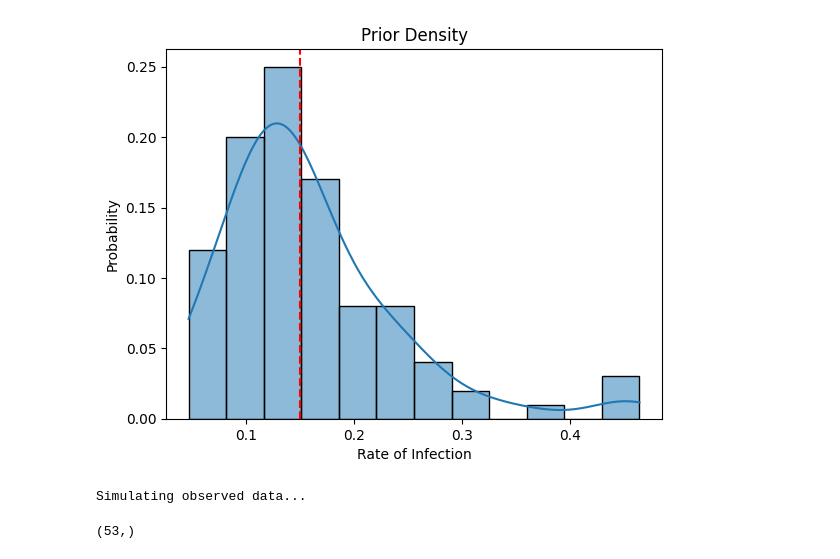
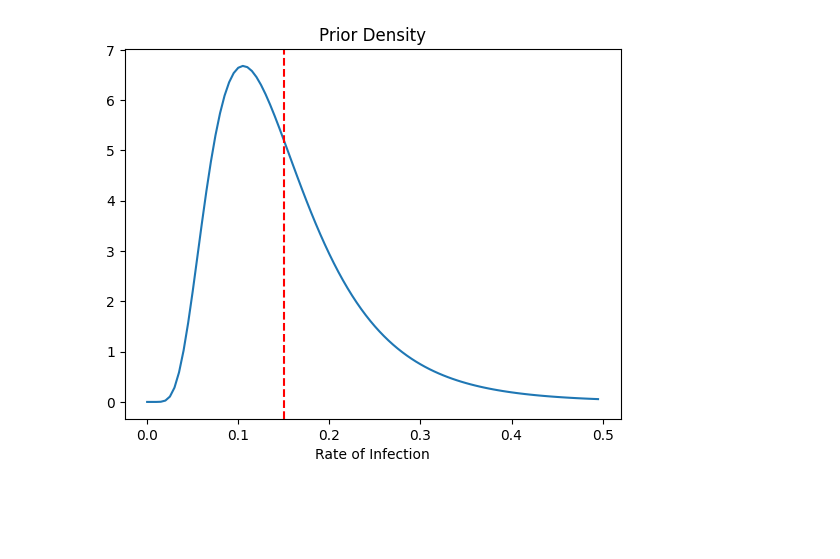
Before and after one commit to epibayes/np-epid, a Jupyter notebook: notebooks/sis_simulation.ipynb, the cells around one changed output. Drawn from its saved outputs; the diff is of its cells as text; code cells hidden in the pictures; blank space fills up the shorter version.

```diff
--- a/notebooks/sis_simulation.ipynb
+++ b/notebooks/sis_simulation.ipynb
@@ -11,26 +13,13 @@ beta_true = 0.15
 # %%
 # visualize prior
 mu = -2
 sigma = 0.5
 np.random.seed(10)
-prior_sample = np.exp(np.random.normal(mu, sigma, (100,)))
-ax = sns.histplot(prior_sample, stat="probability", kde=True)
+x = np.arange(0, 0.5, 0.005)
+ax = sns.lineplot(x=x, y=lognorm.pdf(x, scale=np.exp(mu), s=sigma))
 ax.set_xlabel("Rate of Infection")
 ax.set_title(f"Prior Density")
 plt.axvline(beta_true, color="red", linestyle="--")
 plt.show()
 # %% [output]
-[figure, old version]
+[figure, new version]
-# %%
-SIS = SIS_Simulator(alpha=0.1,
-                    gamma=0.05,
-                    beta_true=beta_true,
-                    prior_mu=-mu,
-                    prior_sigma=sigma,
-)
-# %% [output]
-Simulating observed data...
-# %%
-SIS.x_o.shape
-# %% [output]
-(53,)
```
Also changed, not shown: parts of 9 cells of this notebook, 9 other files.
